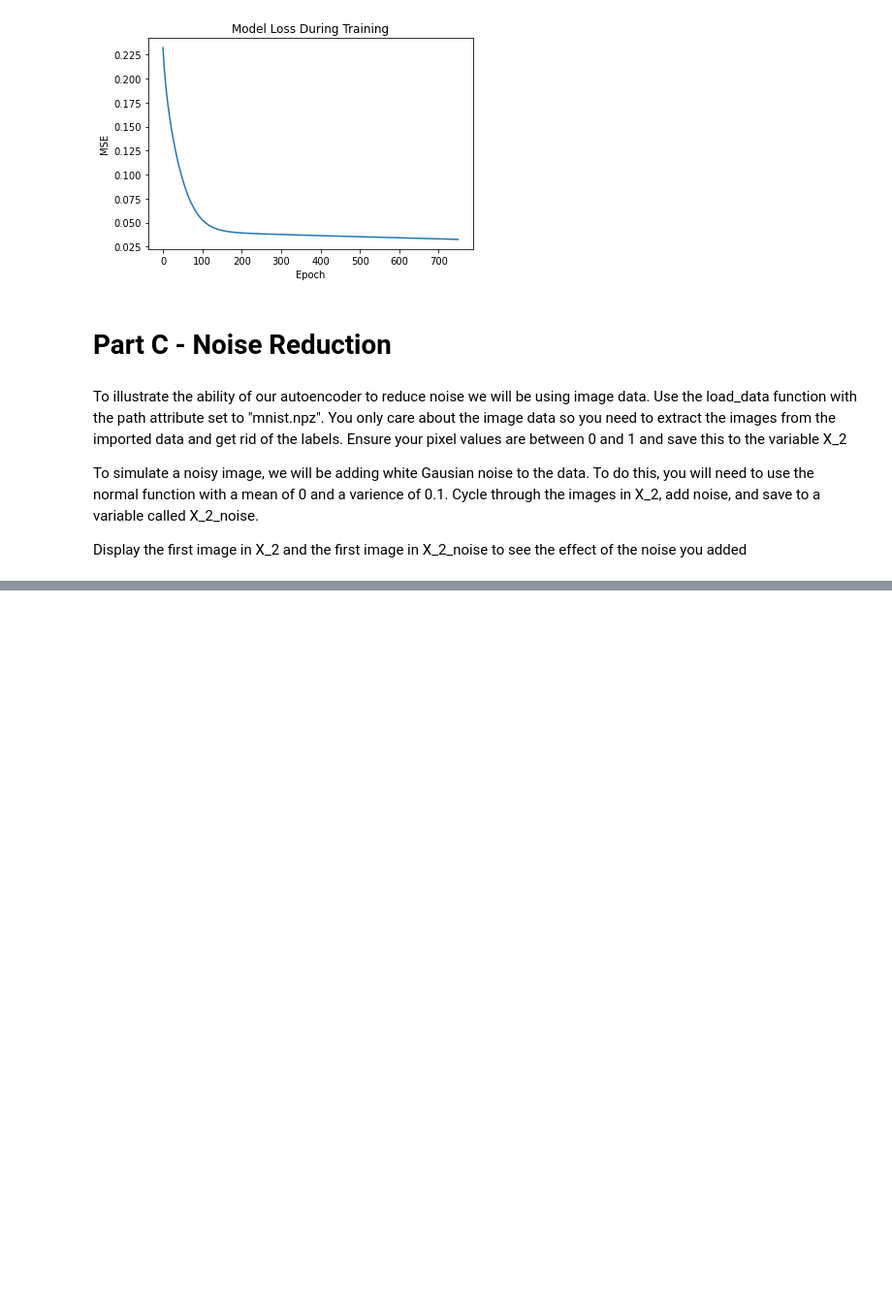
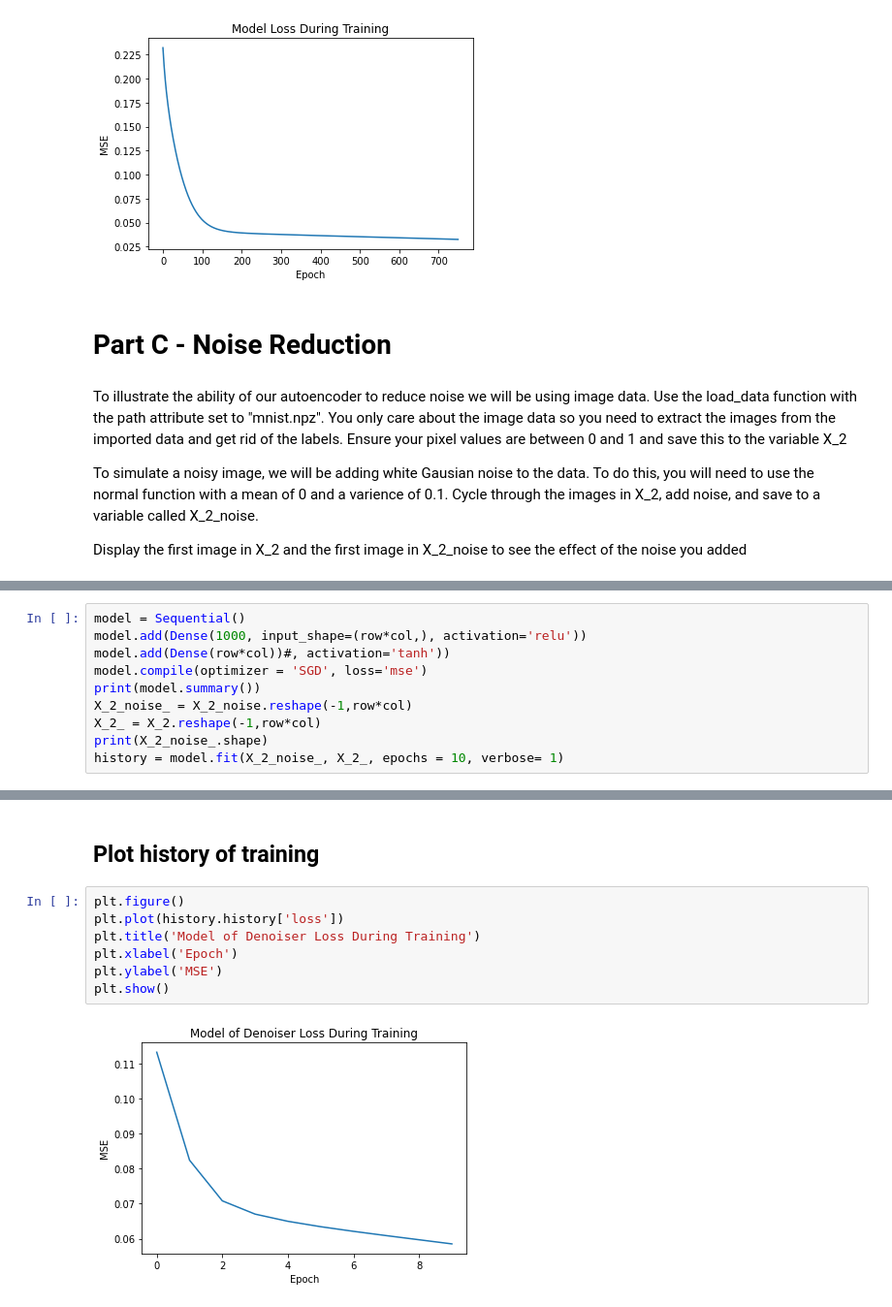
Before and after one commit to christam96/VinBigData-Abnormalities-Detection, a Jupyter notebook: Assignment/PCA_NN_Assignment_Blank_.ipynb, the cells around one changed output, grey strips where cells are left out. Shown: that part at 97% size. Saved outputs shown, nothing was run; the diff lists cells and outputs as text; blank space fills up the shorter version.

```diff
--- a/Assignment/PCA_NN_Assignment_Blank_.ipynb
+++ b/Assignment/PCA_NN_Assignment_Blank_.ipynb
@@ -222,0 +267,10 @@ dataImg = load_data("mnist.npz")
+# %%
+model = Sequential()
+model.add(Dense(1000, input_shape=(row*col,), activation='relu'))
+model.add(Dense(row*col))#, activation='tanh'))
+model.compile(optimizer = 'SGD', loss='mse')
+print(model.summary())
+X_2_noise_ = X_2_noise.reshape(-1,row*col)
+X_2_ = X_2.reshape(-1,row*col)
+print(X_2_noise_.shape)
+history = model.fit(X_2_noise_, X_2_, epochs = 10, verbose= 1)
@@ -222,0 +297,11 @@ dataImg = load_data("mnist.npz")
+# %% [markdown]
+## Plot history of training
+# %%
+plt.figure()
+plt.plot(history.history['loss'])
+plt.title('Model of Denoiser Loss During Training')
+plt.xlabel('Epoch')
+plt.ylabel('MSE')
+plt.show()
+# %% [output]
+[figure, added]
```
Also changed, not shown: parts of 10 cells of this notebook.
